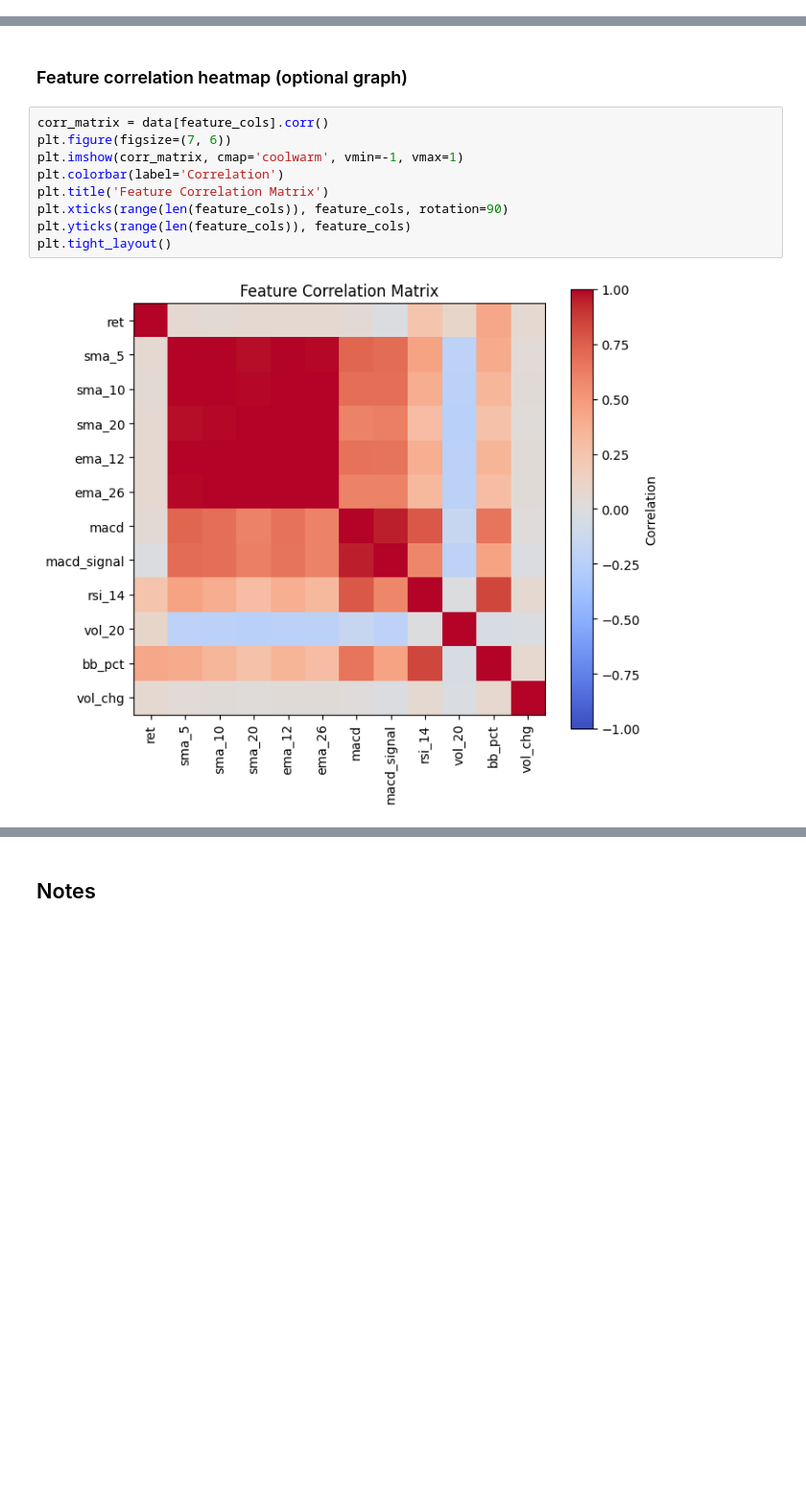
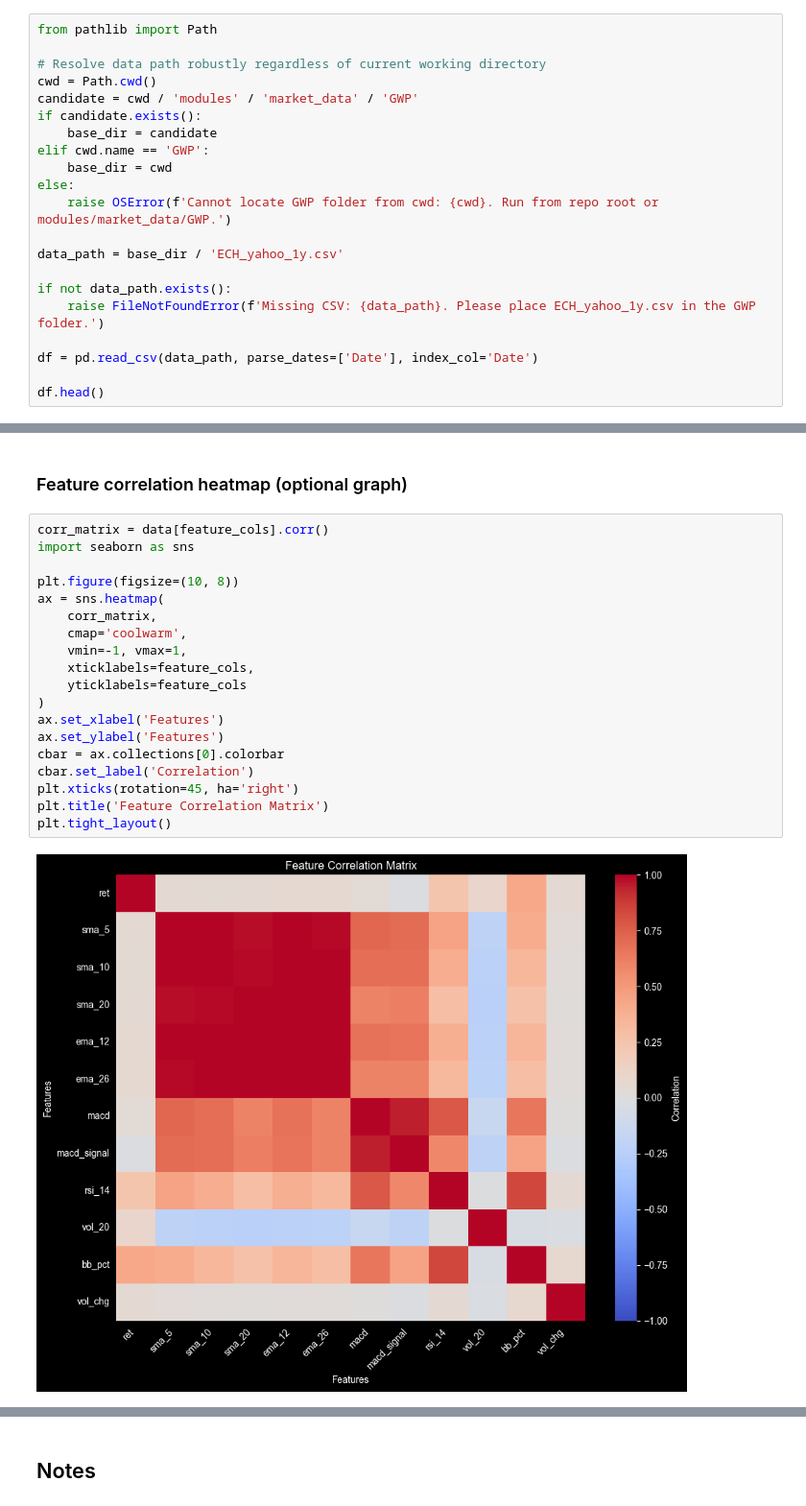
Before and after one commit to fightingBald/GWP, a Jupyter notebook: part1_ech.ipynb, the cells around one changed output, grey strips where cells are left out. Shown at 96% size. Saved outputs shown, nothing was run; the diff lists cells and outputs as text; blank space fills up the shorter version.

```diff
--- a/part1_ech.ipynb
+++ b/part1_ech.ipynb
@@ -47,0 +30,21 @@ df.head()
+# %%
+from pathlib import Path
+
+# Resolve data path robustly regardless of current working directory
+cwd = Path.cwd()
+candidate = cwd / 'modules' / 'market_data' / 'GWP'
+if candidate.exists():
+    base_dir = candidate
+elif cwd.name == 'GWP':
+    base_dir = cwd
+else:
+    raise OSError(f'Cannot locate GWP folder from cwd: {cwd}. Run from repo root or modules/market_data/GWP.')
+
+data_path = base_dir / 'ECH_yahoo_1y.csv'
+
+if not data_path.exists():
+    raise FileNotFoundError(f'Missing CSV: {data_path}. Please place ECH_yahoo_1y.csv in the GWP folder.')
+
+df = pd.read_csv(data_path, parse_dates=['Date'], index_col='Date')
+
+df.head()
@@ -252,12 +264,22 @@ plt.tight_layout()
 ### Feature correlation heatmap (optional graph)
 # %%
 corr_matrix = data[feature_cols].corr()
-plt.figure(figsize=(7, 6))
-plt.imshow(corr_matrix, cmap='coolwarm', vmin=-1, vmax=1)
-plt.colorbar(label='Correlation')
+import seaborn as sns
+
+plt.figure(figsize=(10, 8))
+ax = sns.heatmap(
+    corr_matrix,
+    cmap='coolwarm',
+    vmin=-1, vmax=1,
+    xticklabels=feature_cols,
+    yticklabels=feature_cols
+)
+ax.set_xlabel('Features')
+ax.set_ylabel('Features')
+cbar = ax.collections[0].colorbar
+cbar.set_label('Correlation')
+plt.xticks(rotation=45, ha='right')
 plt.title('Feature Correlation Matrix')
-plt.xticks(range(len(feature_cols)), feature_cols, rotation=90)
-plt.yticks(range(len(feature_cols)), feature_cols)
 plt.tight_layout()
 # %% [output]
-[figure, old version]
+[figure, new version]
```
Also changed, not shown: parts of 20 cells of this notebook, 2 other files.
